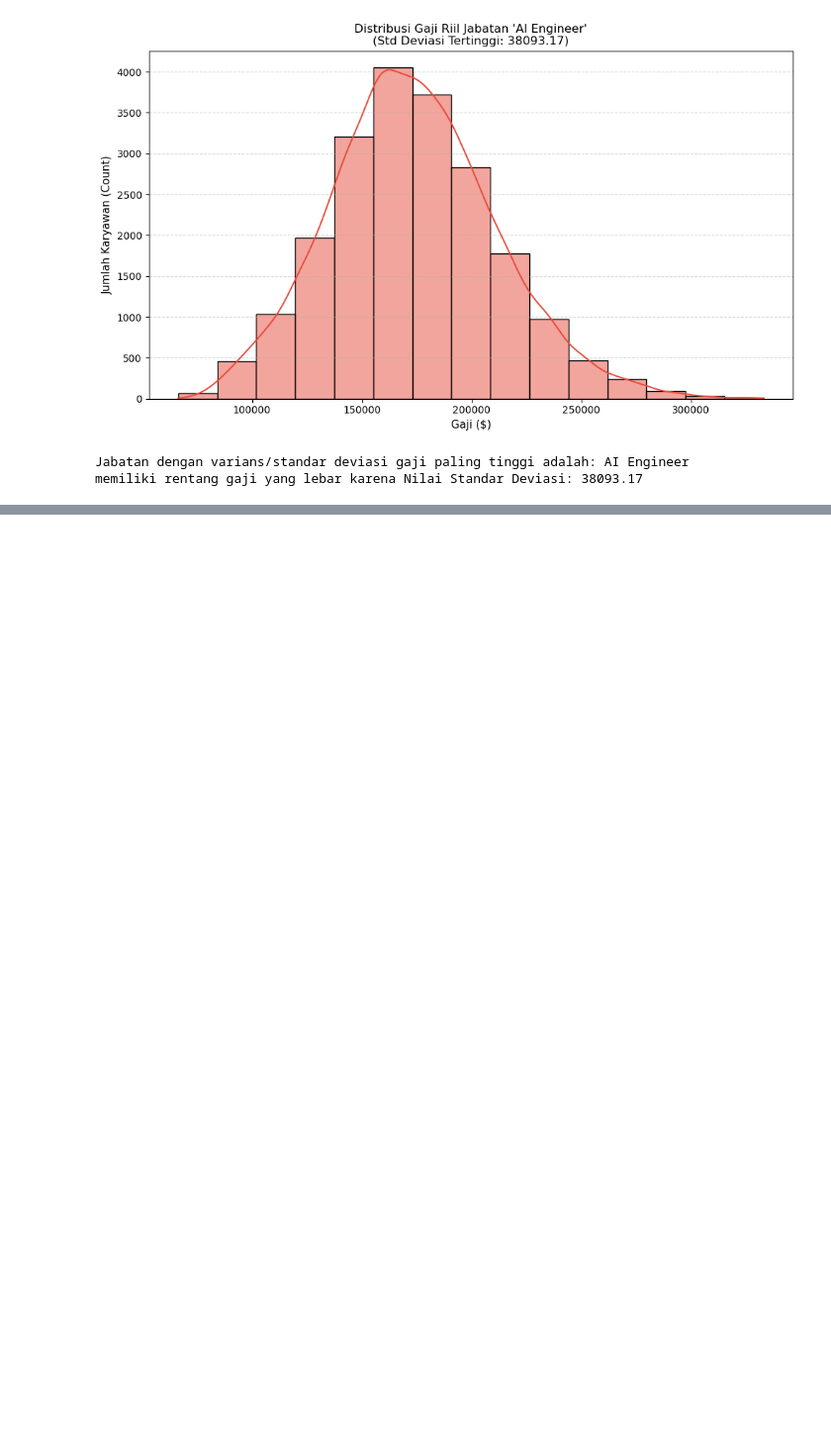
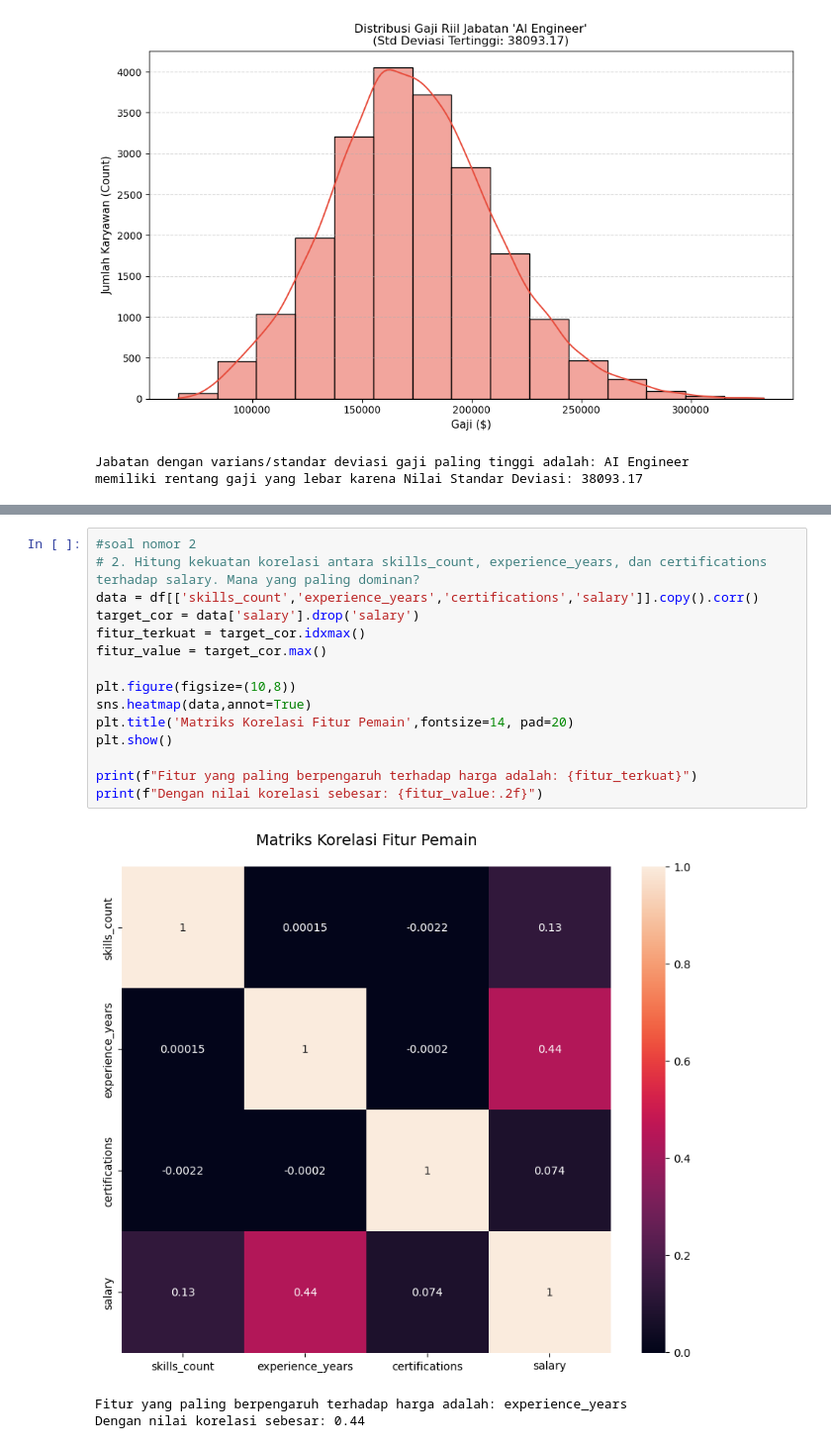
Before and after one commit to HafidzAfrieno/Project-Data-Analyst-Part-1, a Jupyter notebook: job_salary_analyst.ipynb, the cells around one changed output, grey strips where cells are left out. Shown at 99% size. Cells and saved outputs as stored; diff of their text form; blank space fills up the shorter version.

```diff
--- a/job_salary_analyst.ipynb
+++ b/job_salary_analyst.ipynb
@@ -327,0 +334,19 @@ memiliki rentang gaji yang lebar karena Nilai Standar Deviasi: 38093.17
+# %%
+#soal nomor 2
+# 2. Hitung kekuatan korelasi antara skills_count, experience_years, dan certifications terhadap salary. Mana yang paling dominan?
+data = df[['skills_count','experience_years','certifications','salary']].copy().corr()
+target_cor = data['salary'].drop('salary')
+fitur_terkuat = target_cor.idxmax()
+fitur_value = target_cor.max()
+
+plt.figure(figsize=(10,8))
+sns.heatmap(data,annot=True)
+plt.title('Matriks Korelasi Fitur Pemain',fontsize=14, pad=20)
+plt.show()
+
+print(f"Fitur yang paling berpengaruh terhadap harga adalah: {fitur_terkuat}")
+print(f"Dengan nilai korelasi sebesar: {fitur_value:.2f}")
+# %% [output]
+[figure, added]
+Fitur yang paling berpengaruh terhadap harga adalah: experience_years
+Dengan nilai korelasi sebesar: 0.44
```
Also changed, not shown: parts of 3 cells of this notebook.
